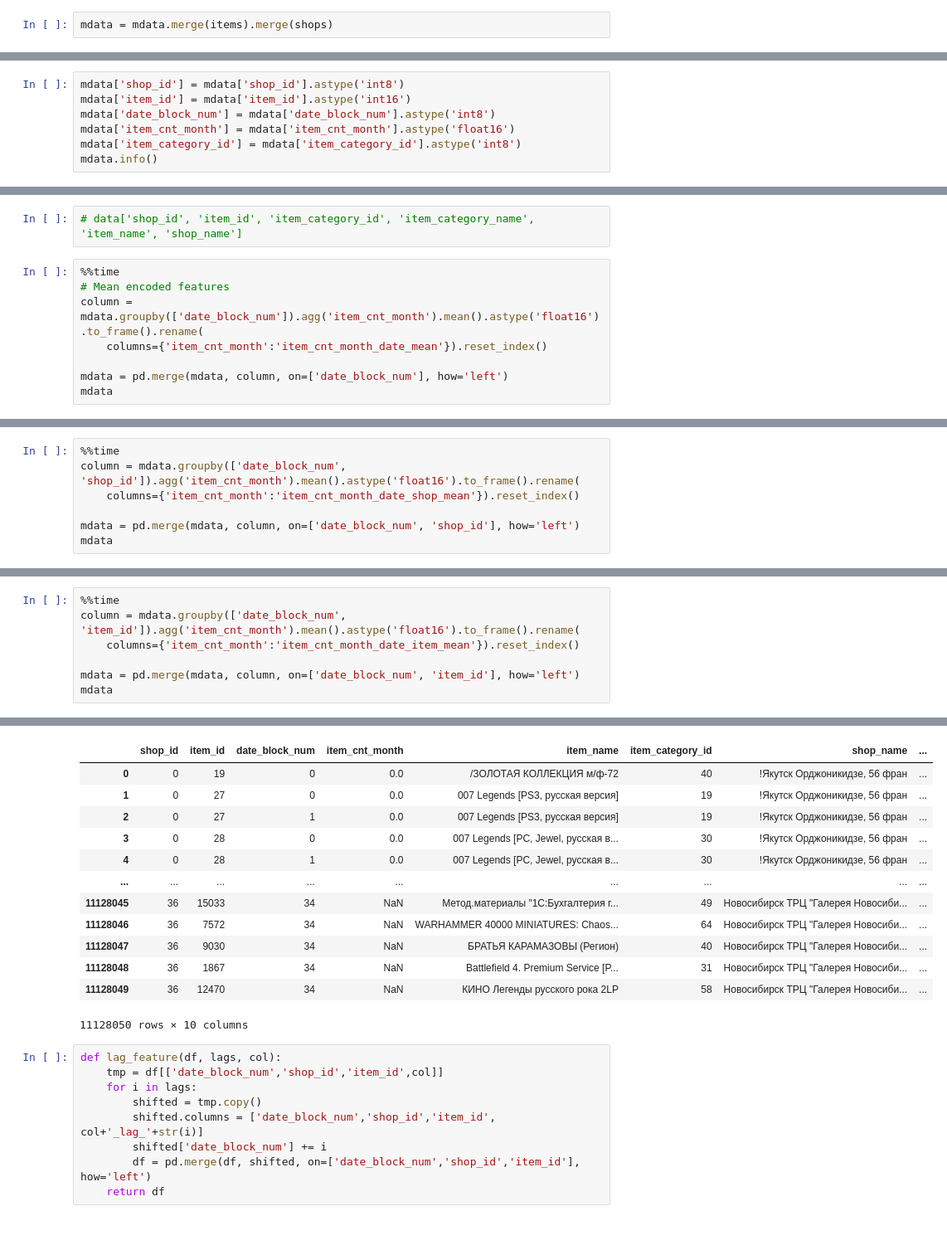
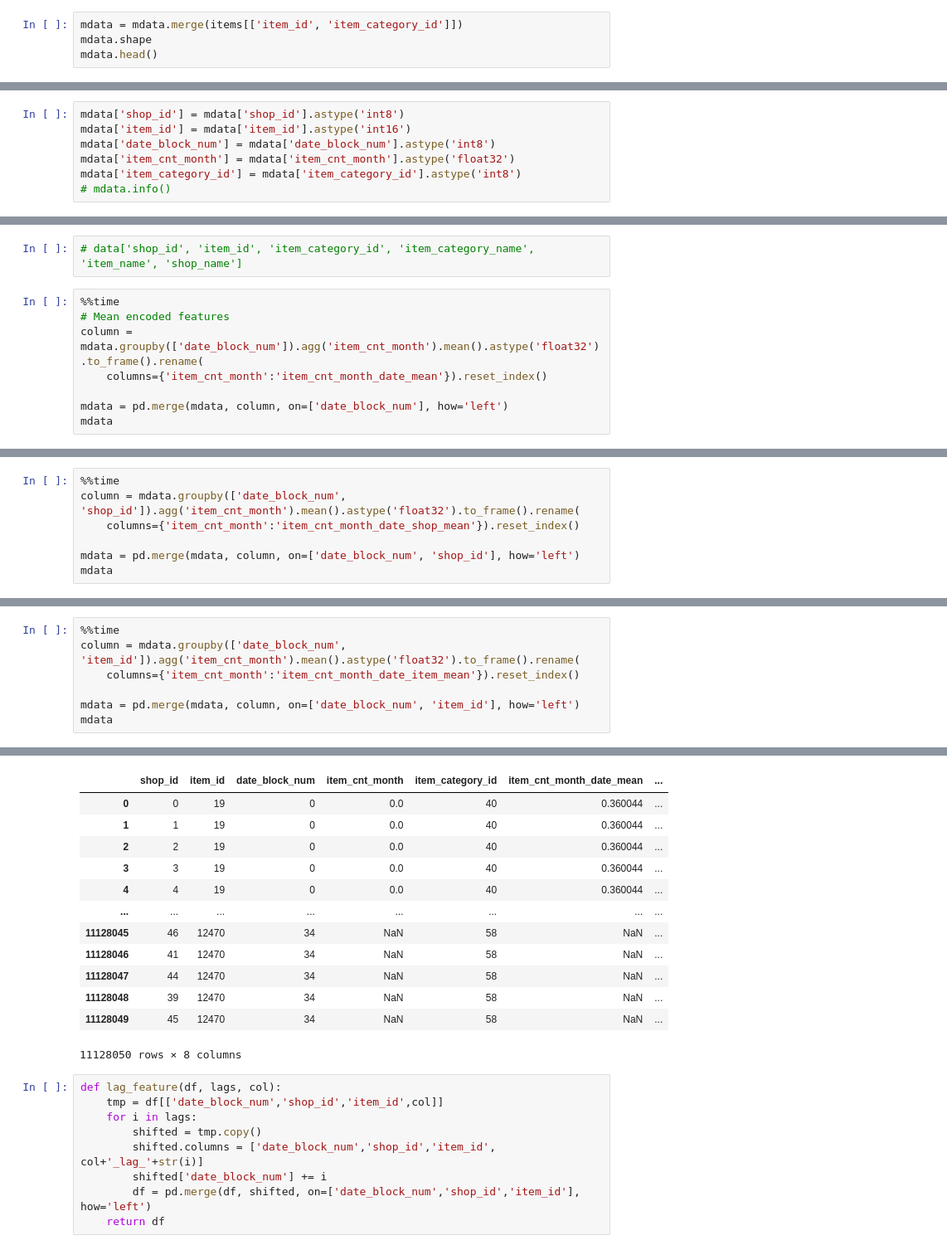
Before and after one commit to ddmitry80/coursera_how_to_win_kaggle, a Jupyter notebook: Final_project/Coursera_Kaggle_Project.ipynb, the cells around one changed output, grey strips where cells are left out. Shown at 83% size. Drawn from its saved outputs; the diff is of its cells as text.

```diff
--- a/Final_project/Coursera_Kaggle_Project.ipynb
+++ b/Final_project/Coursera_Kaggle_Project.ipynb
@@ -327,4 +327,6 @@ Data columns (total 4 columns):
 dtypes: float64(1), int32(3)
 memory usage: 212.3 MB
 # %%
-mdata = mdata.merge(items).merge(shops)
+mdata = mdata.merge(items[['item_id', 'item_category_id']])
+mdata.shape
+mdata.head()
@@ -332,6 +341,6 @@ mdata = mdata.merge(items).merge(shops)
 mdata['shop_id'] = mdata['shop_id'].astype('int8')
 mdata['item_id'] = mdata['item_id'].astype('int16')
 mdata['date_block_num'] = mdata['date_block_num'].astype('int8')
-mdata['item_cnt_month'] = mdata['item_cnt_month'].astype('float16')
+mdata['item_cnt_month'] = mdata['item_cnt_month'].astype('float32')
 mdata['item_category_id'] = mdata['item_category_id'].astype('int8')
-mdata.info()
+# mdata.info()
@@ -358,7 +352,7 @@ memory usage: 329.0+ MB
 # %%
 %%time
 # Mean encoded features
-column = mdata.groupby(['date_block_num']).agg('item_cnt_month').mean().astype('float16').to_frame().rename(
+column = mdata.groupby(['date_block_num']).agg('item_cnt_month').mean().astype('float32').to_frame().rename(
     columns={'item_cnt_month':'item_cnt_month_date_mean'}).reset_index()
 
 mdata = pd.merge(mdata, column, on=['date_block_num'], how='left')
@@ -382,6 +376,6 @@ Wall time: 1.88 s
 # %%
 %%time
-column = mdata.groupby(['date_block_num', 'shop_id']).agg('item_cnt_month').mean().astype('float16').to_frame().rename(
+column = mdata.groupby(['date_block_num', 'shop_id']).agg('item_cnt_month').mean().astype('float32').to_frame().rename(
     columns={'item_cnt_month':'item_cnt_month_date_shop_mean'}).reset_index()
 
 mdata = pd.merge(mdata, column, on=['date_block_num', 'shop_id'], how='left')
@@ -405,6 +399,6 @@ Wall time: 2.22 s
 # %%
 %%time
-column = mdata.groupby(['date_block_num', 'item_id']).agg('item_cnt_month').mean().astype('float16').to_frame().rename(
+column = mdata.groupby(['date_block_num', 'item_id']).agg('item_cnt_month').mean().astype('float32').to_frame().rename(
     columns={'item_cnt_month':'item_cnt_month_date_item_mean'}).reset_index()
 
 mdata = pd.merge(mdata, column, on=['date_block_num', 'item_id'], how='left')
@@ -415,16 +409,16 @@ Wall time: 3.05 s
-|  | shop_id | item_id | date_block_num | item_cnt_month | item_name | item_category_id | shop_name | ... |
-| 0 | 0 | 19 | 0 | 0.0 | /ЗОЛОТАЯ КОЛЛЕКЦИЯ м/ф-72 | 40 | !Якутск Орджоникидзе, 56 фран | ... |
-| 1 | 0 | 27 | 0 | 0.0 | 007 Legends [PS3, русская версия] | 19 | !Якутск Орджоникидзе, 56 фран | ... |
-| 2 | 0 | 27 | 1 | 0.0 | 007 Legends [PS3, русская версия] | 19 | !Якутск Орджоникидзе, 56 фран | ... |
-| 3 | 0 | 28 | 0 | 0.0 | 007 Legends [PС, Jewel, русская в... | 30 | !Якутск Орджоникидзе, 56 фран | ... |
-| 4 | 0 | 28 | 1 | 0.0 | 007 Legends [PС, Jewel, русская в... | 30 | !Якутск Орджоникидзе, 56 фран | ... |
-| ... | ... | ... | ... | ... | ... | ... | ... | ... |
-| 11128045 | 36 | 15033 | 34 | NaN | Метод.материалы "1С:Бухгалтерия г... | 49 | Новосибирск ТРЦ "Галерея Новосиби... | ... |
-| 11128046 | 36 | 7572 | 34 | NaN | WARHAMMER 40000 MINIATURES: Chaos... | 64 | Новосибирск ТРЦ "Галерея Новосиби... | ... |
-| 11128047 | 36 | 9030 | 34 | NaN | БРАТЬЯ КАРАМАЗОВЫ (Регион) | 40 | Новосибирск ТРЦ "Галерея Новосиби... | ... |
-| 11128048 | 36 | 1867 | 34 | NaN | Battlefield 4. Premium Service [P... | 31 | Новосибирск ТРЦ "Галерея Новосиби... | ... |
-| 11128049 | 36 | 12470 | 34 | NaN | КИНО Легенды русского рока 2LP | 58 | Новосибирск ТРЦ "Галерея Новосиби... | ... |
+|  | shop_id | item_id | date_block_num | item_cnt_month | item_category_id | item_cnt_month_date_mean | ... |
+| 0 | 0 | 19 | 0 | 0.0 | 40 | 0.360044 | ... |
+| 1 | 1 | 19 | 0 | 0.0 | 40 | 0.360044 | ... |
+| 2 | 2 | 19 | 0 | 0.0 | 40 | 0.360044 | ... |
+| 3 | 3 | 19 | 0 | 0.0 | 40 | 0.360044 | ... |
+| 4 | 4 | 19 | 0 | 0.0 | 40 | 0.360044 | ... |
+| ... | ... | ... | ... | ... | ... | ... | ... |
+| 11128045 | 46 | 12470 | 34 | NaN | 58 | NaN | ... |
+| 11128046 | 41 | 12470 | 34 | NaN | 58 | NaN | ... |
+| 11128047 | 44 | 12470 | 34 | NaN | 58 | NaN | ... |
+| 11128048 | 39 | 12470 | 34 | NaN | 58 | NaN | ... |
+| 11128049 | 45 | 12470 | 34 | NaN | 58 | NaN | ... |
-11128050 rows × 10 columns
+11128050 rows × 8 columns
 # %%
 def lag_feature(df, lags, col):
     tmp = df[['date_block_num','shop_id','item_id',col]]
```
Also changed, not shown: parts of 19 cells of this notebook, 1 other file.
